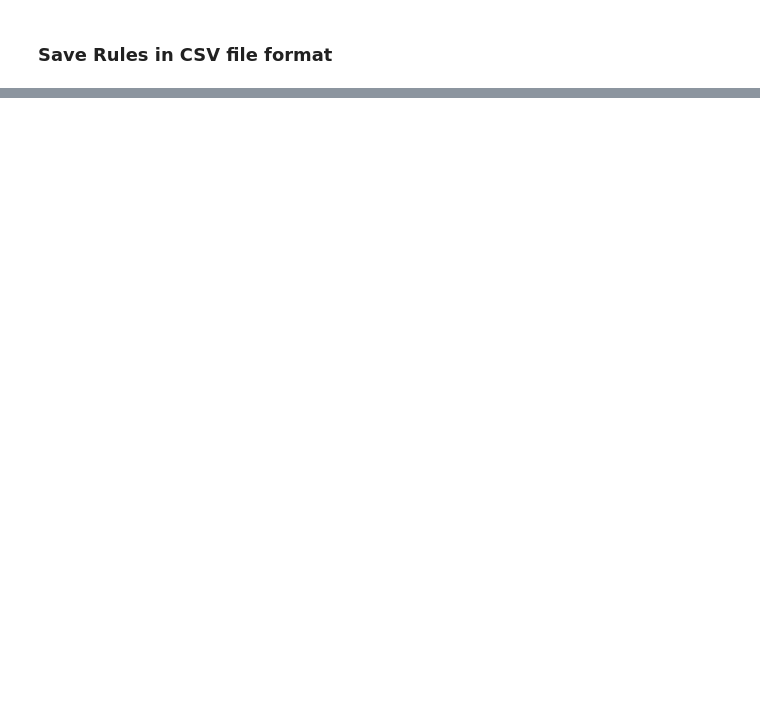
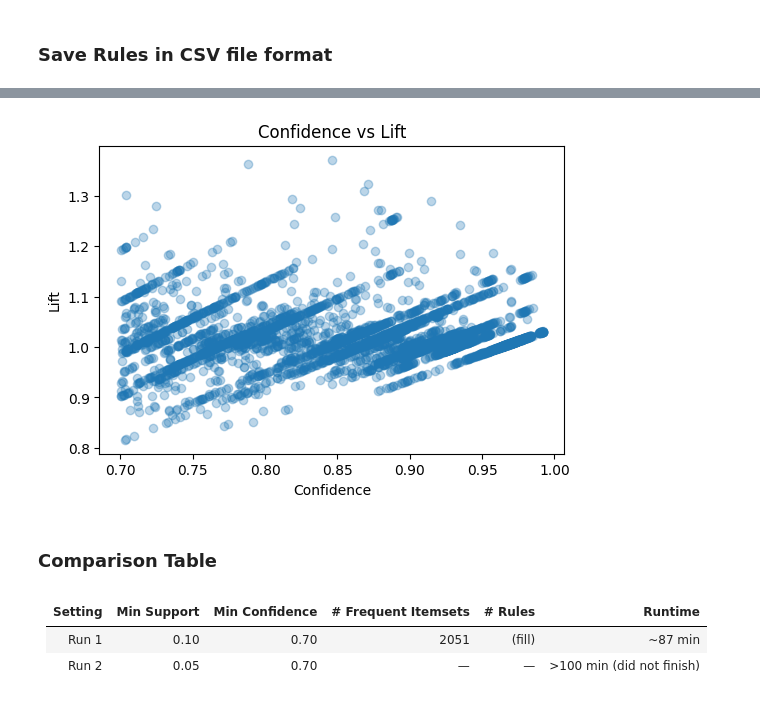
Before and after one commit to kay-16/CSC172-AssociationMining-Reambonanza, a Jupyter notebook: heart_disease_associationmining/notebook/mining.ipynb, the cells around one changed output, grey strips where cells are left out. Cells and saved outputs as stored; diff of their text form; code cells hidden in the pictures; blank space fills up the shorter version.

```diff
--- a/heart_disease_associationmining/notebook/mining.ipynb
+++ b/heart_disease_associationmining/notebook/mining.ipynb
@@ -164,0 +236,18 @@ race_risk_rules.head(10)
+# %%
+# Confidence vs Lift Scatter Plot
+
+plt.figure(figsize=(6,4))
+plt.scatter(rules["confidence"], rules["lift"], alpha=0.3)
+plt.xlabel("Confidence")
+plt.ylabel("Lift")
+plt.title("Confidence vs Lift")
+plt.show()
+# %% [output]
+[figure, added]
+# %% [markdown]
+### Comparison Table
+# %% [markdown]
+| Setting | Min Support | Min Confidence | # Frequent Itemsets | # Rules | Runtime                   |
+| ------- | ----------- | -------------- | ------------------- | ------- | ------------------------- |
+| Run 1   | 0.10        | 0.70           | 2051                | (fill)  | ~87 min                   |
+| Run 2   | 0.05        | 0.70           | —                   | —       | >100 min (did not finish) |
```
Also changed, not shown: parts of 10 cells of this notebook.
